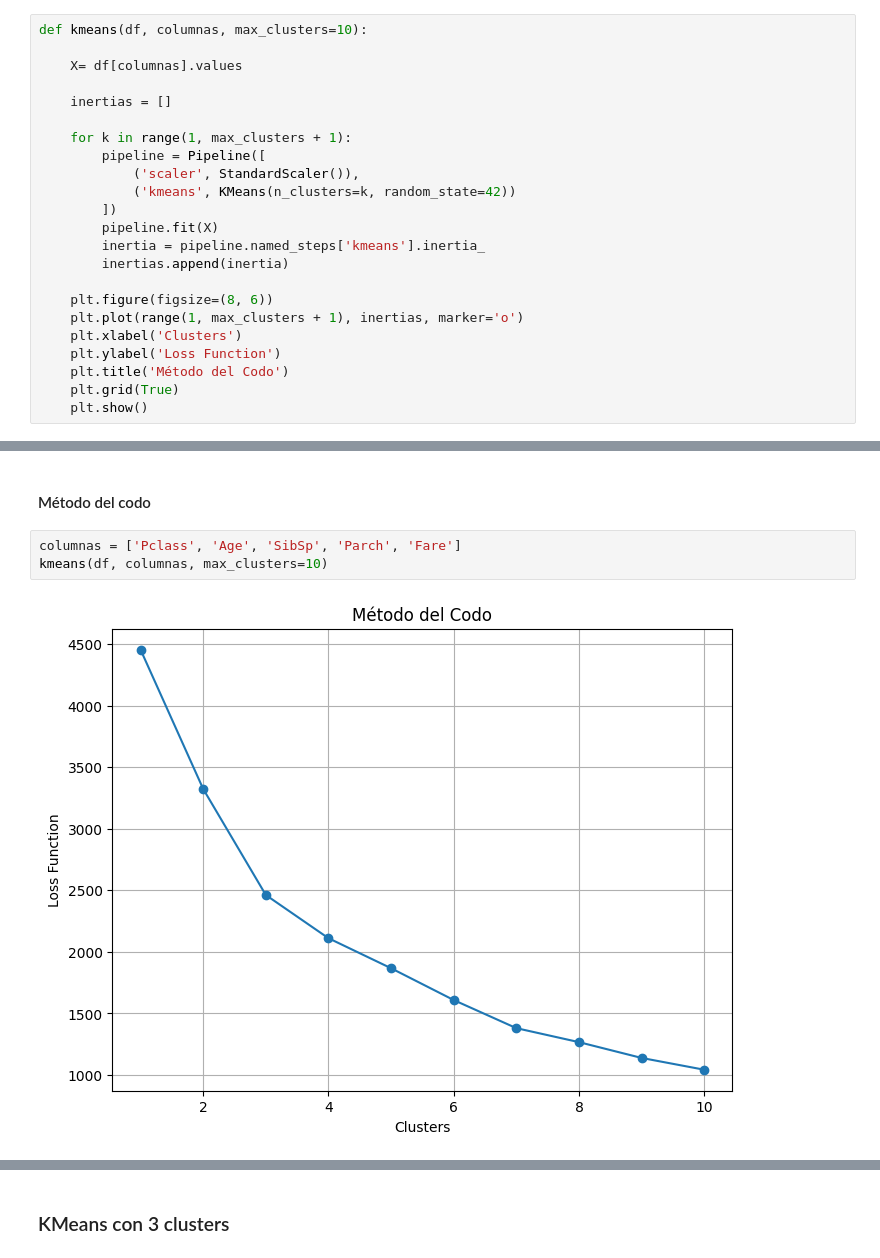
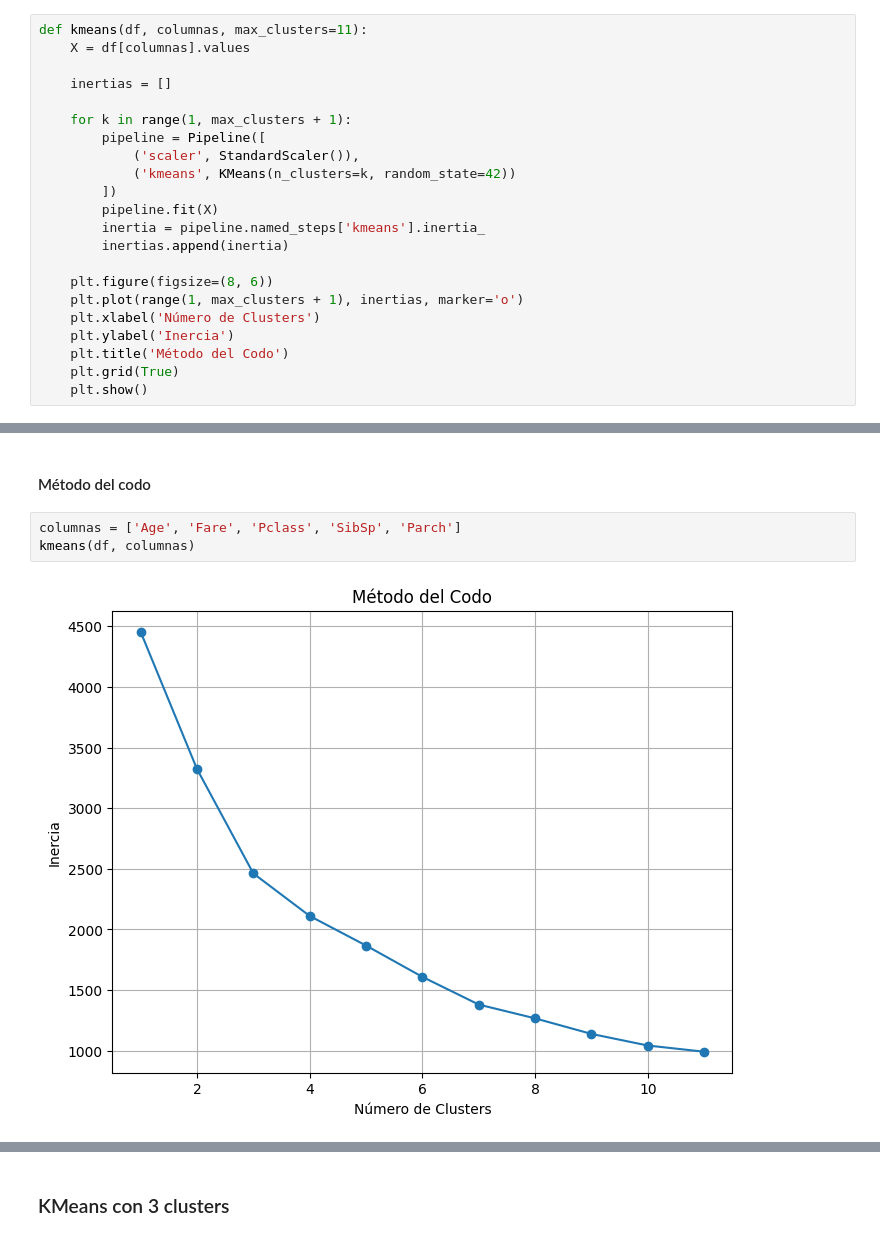
Before and after one commit to ppmelch/Lab-Aprendizaje-Estad-stico, a Jupyter notebook: Tareas/T 9/Tarea 9.ipynb, the cells around one changed output, grey strips where cells are left out. Cells and saved outputs as stored; diff of their text form.

```diff
--- a/Tareas/T 9/Tarea 9.ipynb
+++ b/Tareas/T 9/Tarea 9.ipynb
@@ -247,9 +247,8 @@ def shapXGB(X_train, y_train, X_test, y_test):
 # %% [markdown]
 ##### Función KMeans
 # %%
-def kmeans(df, columnas, max_clusters=10):
-
-    X= df[columnas].values
+def kmeans(df, columnas, max_clusters=11):
+    X = df[columnas].values
 
     inertias = []
 
@@ -264,8 +263,8 @@ def kmeans(df, columnas, max_clusters=10):
 
     plt.figure(figsize=(8, 6))
     plt.plot(range(1, max_clusters + 1), inertias, marker='o')
-    plt.xlabel('Clusters')
-    plt.ylabel('Loss Function')
+    plt.xlabel('Número de Clusters')
+    plt.ylabel('Inercia')
     plt.title('Método del Codo')
     plt.grid(True)
     plt.show()
@@ -338,7 +354,7 @@ AUC XGBoost: 0.8016
 # %% [markdown]
 #### Método del codo
 # %%
-columnas = ['Pclass', 'Age', 'SibSp', 'Parch', 'Fare']
-kmeans(df, columnas, max_clusters=10)
+columnas = ['Age', 'Fare', 'Pclass', 'SibSp', 'Parch']
+kmeans(df, columnas)
 # %% [output]
-[figure, old version]
+[figure, new version]
```
Also changed, not shown: parts of 13 cells of this notebook, 10 other files.
